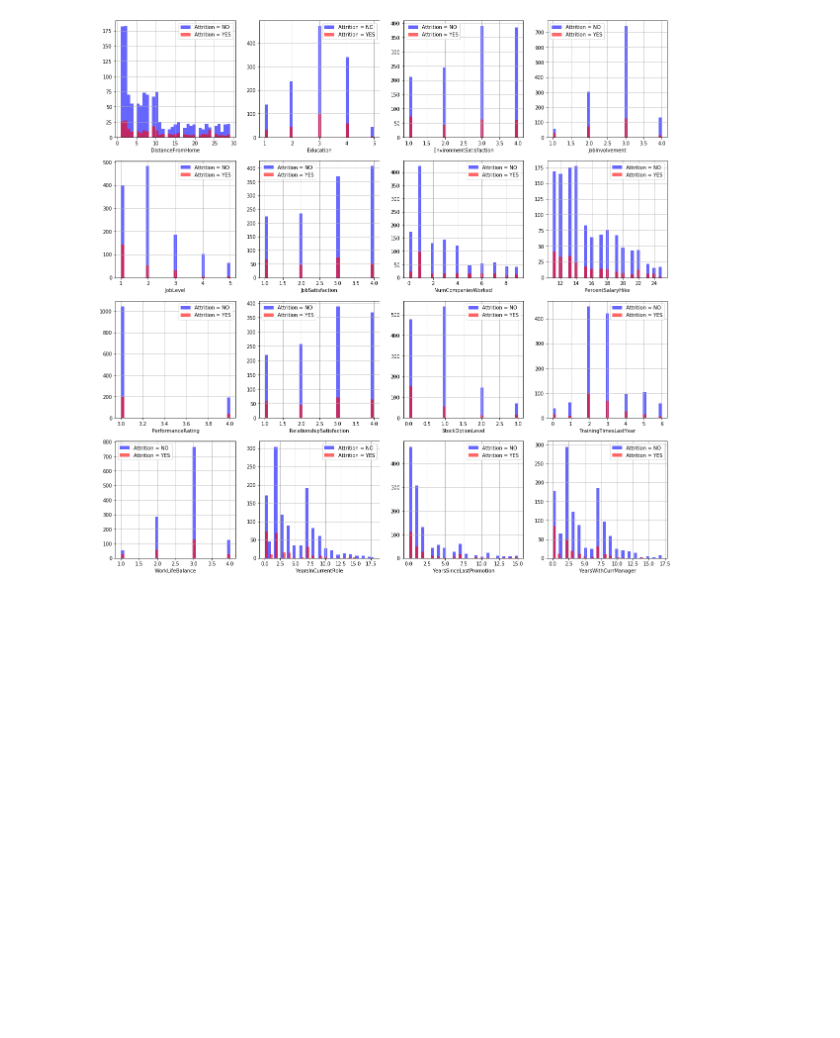
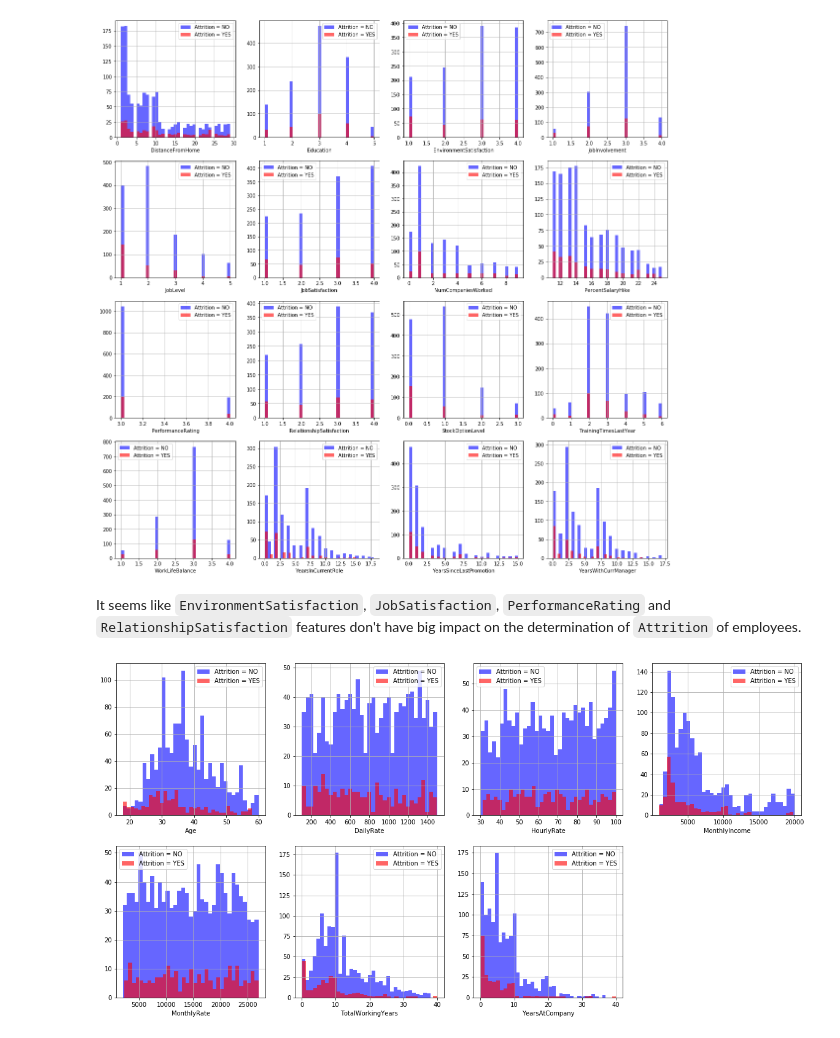
Before and after one commit to fftruth/IBM_HR_Analytics, a Jupyter notebook: analysis.ipynb, the cells around one changed output. Saved outputs shown, nothing was run; the diff lists cells and outputs as text; code cells hidden in the pictures; blank space fills up the shorter version.

```diff
--- a/analysis.ipynb
+++ b/analysis.ipynb
@@ -217,3 +217,17 @@ for i, column in enumerate(disc_col, 1):
     plt.xlabel(column)
 # %% [output]
 [figure]
+# %% [markdown]
+It seems like `EnvironmentSatisfaction`, `JobSatisfaction`, `PerformanceRating` and `RelationshipSatisfaction` features don't have big impact on the determination of `Attrition` of employees.
+# %%
+plt.figure(figsize=(20,10))
+
+for i, column in enumerate(cont_col, 1):
+    plt.subplot(2,4,i)
+    df[df['Attrition'] == 0][column].hist(bins=35, color='blue', label='Attrition = NO', alpha=0.6)
+    df[df['Attrition'] == 1][column].hist(bins=35, color='red', label='Attrition = YES', alpha=0.6)
+
+    plt.legend()
+    plt.xlabel(column)
+# %% [output]
+[figure, added]
```
Also changed, not shown: parts of 6 cells of this notebook.
